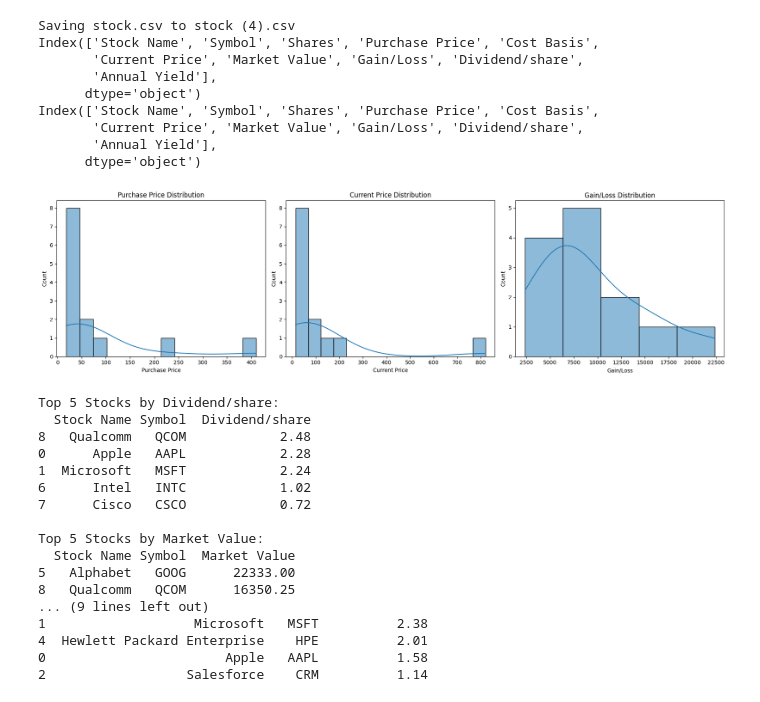
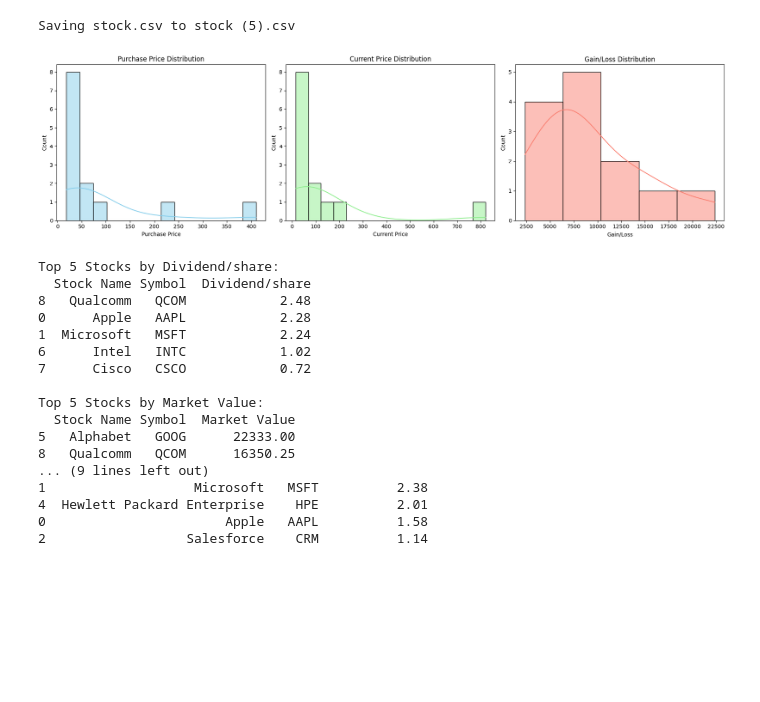
Before and after one commit to raull77/komputergrafis, a Jupyter notebook: UAS_G_211230124.ipynb, the cells around one changed output. Saved outputs shown, nothing was run; the diff lists cells and outputs as text; code cells hidden in the pictures; blank space fills up the shorter version.

```diff
--- a/UAS_G_211230124.ipynb
+++ b/UAS_G_211230124.ipynb
@@ -40,23 +40,22 @@ dict_keys(['stock (3).csv'])
 | 11 | Facebook | FB | 100 | $27.00 | $2,700.00 | $46.88 | $4,688.00 | $4,615.00 | ... |
 | 12 | Twitter | TWTR | 500 | $45.00 | $22,500.00 | $14.61 | $7,302.50 | $7,287.94 | ... |
 # %%
-# koding python MATPLOTLIB dan SEABORN  (2)
 import pandas as pd
 import matplotlib.pyplot as plt
 import seaborn as sns
 from google.colab import files
 
+# Upload the file
 uploaded = files.upload()
 
-# DISTRIBUSI DATA 2(A)
-df = pd.read_csv(list(uploaded.keys())[0], delimiter=';')
+# Load the CSV file with the correct delimiter
+file_name = list(uploaded.keys())[0]
+df = pd.read_csv(file_name, delimiter=';')
 
-print(df.columns)
-
+# Strip any leading/trailing spaces from column names
 df.columns = df.columns.str.strip()
 
-print(df.columns)
-
+# Convert relevant columns to numeric types after cleaning the data
 df['Purchase Price'] = df['Purchase Price'].replace('[$,]', '', regex=True).astype(float)
 df['Current Price'] = df['Current Price'].replace('[$,]', '', regex=True).astype(float)
 df['Gain/Loss'] = df['Gain/Loss'].replace('[$,]', '', regex=True).astype(float)
@@ -64,50 +63,45 @@ df['Dividend/share'] = df['Dividend/share'].replace('[$,]', '', regex=True).asty
 df['Market Value'] = df['Market Value'].replace('[$,]', '', regex=True).astype(float)
 df['Annual Yield'] = df['Annual Yield'].replace('[\%,]', '', regex=True).astype(float)
 
-# grafik histograms
+# 1. Distribution of data with histograms
 plt.figure(figsize=(18, 5))
 
 plt.subplot(1, 3, 1)
-sns.histplot(df['Purchase Price'], kde=True)
+sns.histplot(df['Purchase Price'], kde=True, color='skyblue')
 plt.title('Purchase Price Distribution')
+plt.xlabel('Purchase Price')
 
 plt.subplot(1, 3, 2)
-sns.histplot(df['Current Price'], kde=True)
+sns.histplot(df['Current Price'], kde=True, color='lightgreen')
 plt.title('Current Price Distribution')
+plt.xlabel('Current Price')
 
 plt.subplot(1, 3, 3)
-sns.histplot(df['Gain/Loss'], kde=True)
+sns.histplot(df['Gain/Loss'], kde=True, color='salmon')
 plt.title('Gain/Loss Distribution')
+plt.xlabel('Gain/Loss')
 
 plt.tight_layout()
 plt.show()
 
-# Atribut Stock Name dan Symbol yang memiliki Dividen / Share 5 tertinggi 2(B)
+# 2. Top 5 Stocks by Dividend/share
 top_5_dividend = df.nlargest(5, 'Dividend/share')[['Stock Name', 'Symbol', 'Dividend/share']]
 print("Top 5 Stocks by Dividend/share:")
 print(top_5_dividend)
 
-# Atribut Stock Name dan Symbol yang memiliki Market Value 5 tertinggi 2(C)
+# 3. Top 5 Stocks by Market Value
 top_5_market_value = df.nlargest(5, 'Market Value')[['Stock Name', 'Symbol', 'Market Value']]
 print("\nTop 5 Stocks by Market Value:")
 print(top_5_market_value)
 
-# Atribut Stock Name dan Symbol yang memiliki Annual Yield 7 tertinggi 2(D)
+# 4. Top 7 Stocks by Annual Yield
 top_7_annual_yield = df.nlargest(7, 'Annual Yield')[['Stock Name', 'Symbol', 'Annual Yield']]
 print("\nTop 7 Stocks by Annual Yield:")
 print(top_7_annual_yield)
 # %% [output]
 [interactive output not drawn]
-Saving stock.csv to stock (4).csv
-Index(['Stock Name', 'Symbol', 'Shares', 'Purchase Price', 'Cost Basis',
-       'Current Price', 'Market Value', 'Gain/Loss', 'Dividend/share',
-       'Annual Yield'],
-      dtype='object')
-Index(['Stock Name', 'Symbol', 'Shares', 'Purchase Price', 'Cost Basis',
-       'Current Price', 'Market Value', 'Gain/Loss', 'Dividend/share',
-       'Annual Yield'],
-      dtype='object')
+Saving stock.csv to stock (5).csv
-[figure, old version]
+[figure, new version]
 Top 5 Stocks by Dividend/share:
   Stock Name Symbol  Dividend/share
 8   Qualcomm   QCOM            2.48
```
